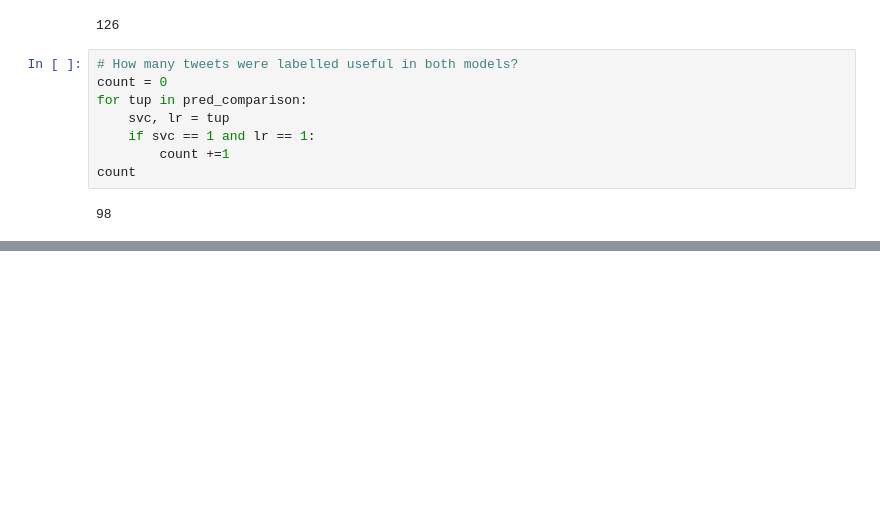
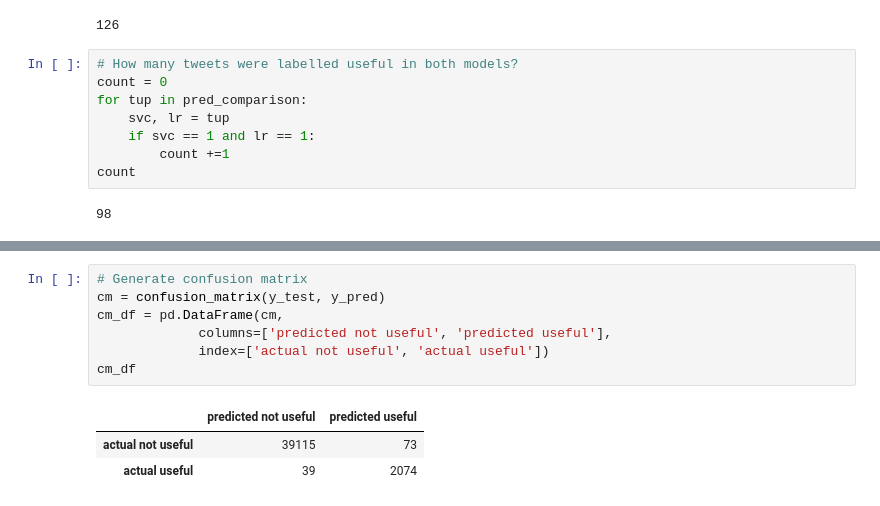
Before and after one commit to KellySlatery/client_project, a Jupyter notebook: 07_Model_Data_1.ipynb, the cells around one changed output, grey strips where cells are left out. Drawn from its saved outputs; the diff is of its cells as text; blank space fills up the shorter version.

```diff
--- a/07_Model_Data_1.ipynb
+++ b/07_Model_Data_1.ipynb
@@ -567,0 +577,11 @@ count
+# %%
+# Generate confusion matrix
+cm = confusion_matrix(y_test, y_pred)
+cm_df = pd.DataFrame(cm,
+             columns=['predicted not useful', 'predicted useful'],
+             index=['actual not useful', 'actual useful'])
+cm_df
+# %% [output]
+|  | predicted not useful | predicted useful |
+| actual not useful | 39115 | 73 |
+| actual useful | 39 | 2074 |
```
Also changed, not shown: parts of 9 cells of this notebook, 6 other files.
